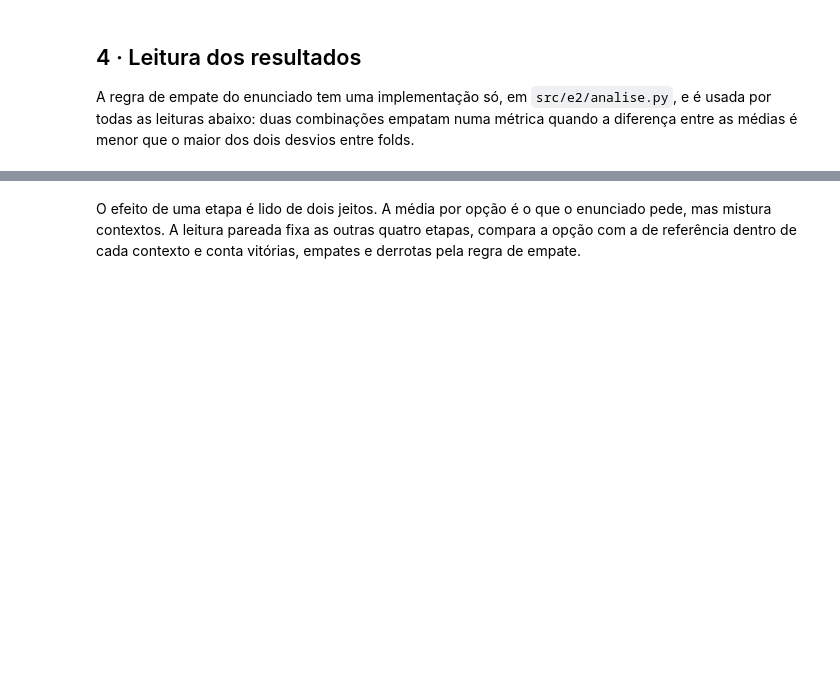
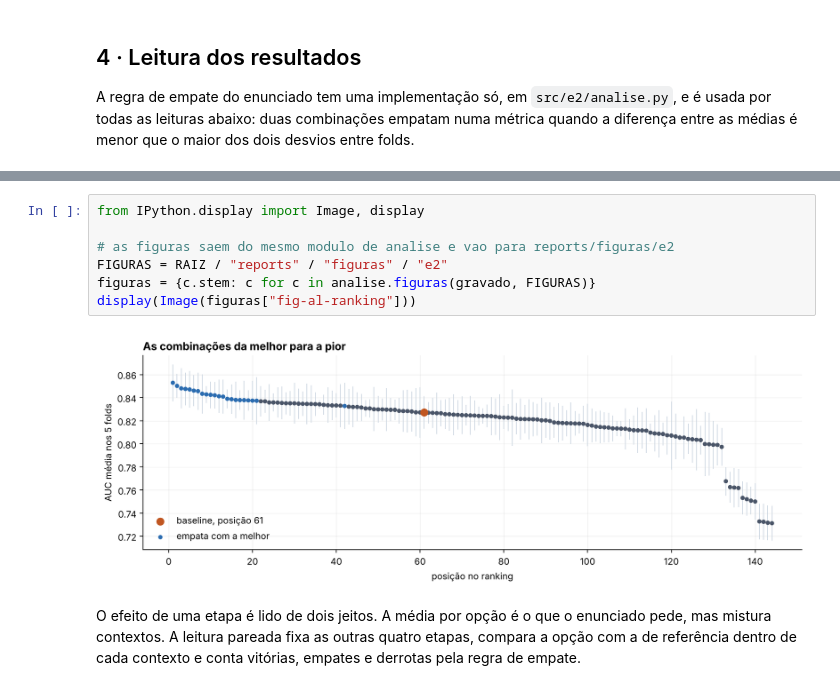
Before and after one commit to anaraque-l/bilheteria-cinema-brasileiro, a Jupyter notebook: notebooks/Entrega_2_Grupo_11_Ana_Laura,_Ana_Raquel_e_Laura_Virginia_(cinema).ipynb, the cells around one changed output, grey strips where cells are left out. Saved outputs shown, nothing was run; the diff lists cells and outputs as text; blank space fills up the shorter version.

```diff
--- a/notebooks/Entrega_2_Grupo_11_Ana_Laura,_Ana_Raquel_e_Laura_Virginia_(cinema).ipynb
+++ b/notebooks/Entrega_2_Grupo_11_Ana_Laura,_Ana_Raquel_e_Laura_Virginia_(cinema).ipynb
@@ -289,6 +289,15 @@ empatam com o baseline: 105 de 144
 | 7 | 8 | 59 | mediana_moda|alvo|minmax|pca|suba... | 0.843324 | 0.016981 | True | True |
 | 8 | 9 | 134 | mediana_indicadora|alvo|minmax|kb... | 0.842785 | 0.007190 | True | False |
 | 9 | 10 | 60 | mediana_moda|alvo|minmax|pca|smote | 0.842424 | 0.011450 | True | False |
+# %%
+from IPython.display import Image, display
+
+# as figuras saem do mesmo modulo de analise e vao para reports/figuras/e2
+FIGURAS = RAIZ / "reports" / "figuras" / "e2"
+figuras = {c.stem: c for c in analise.figuras(gravado, FIGURAS)}
+display(Image(figuras["fig-al-ranking"]))
+# %% [output]
+[figure, added]
 # %% [markdown]
 O efeito de uma etapa é lido de dois jeitos. A média por opção é o que o enunciado pede, mas
 mistura contextos. A leitura pareada fixa as outras quatro etapas, compara a opção com a de
```
Also changed, not shown: parts of 15 cells of this notebook, 14 other files.
